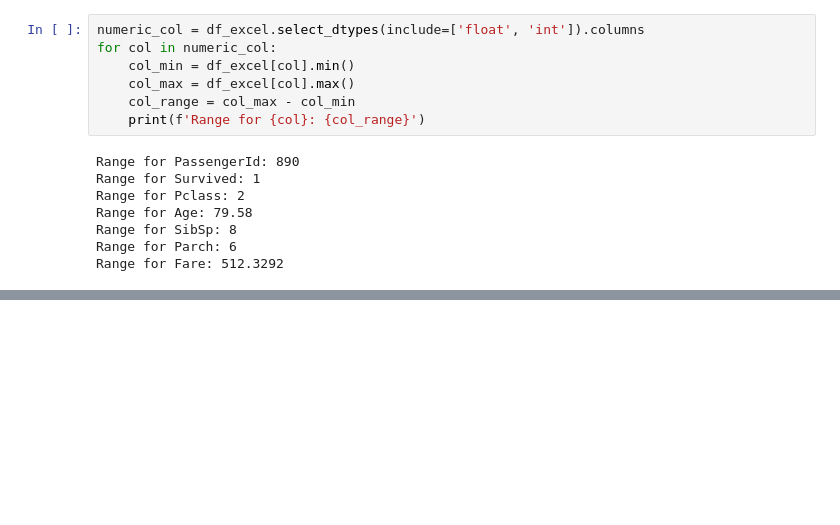
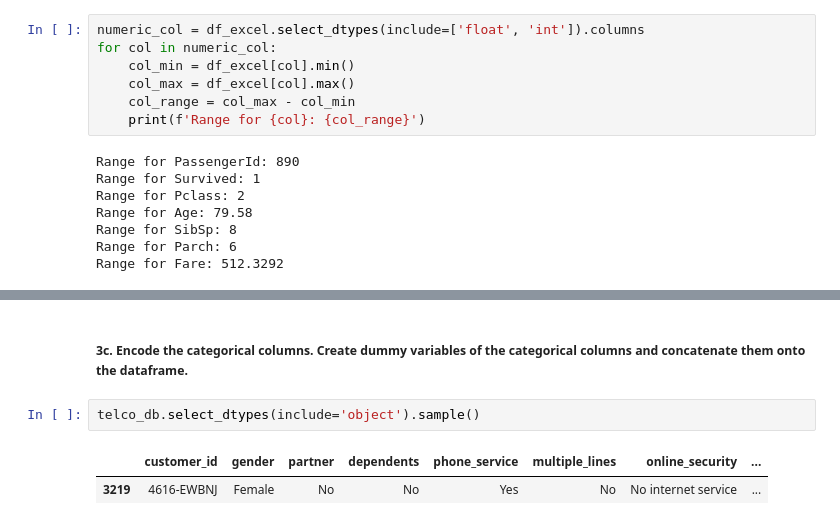
Before and after one commit to Jared-Wood135/classification-exercises, a Jupyter notebook: classification_exercises.ipynb, the cells around one changed output, grey strips where cells are left out. Drawn from its saved outputs; the diff is of its cells as text; blank space fills up the shorter version.

```diff
--- a/classification_exercises.ipynb
+++ b/classification_exercises.ipynb
@@ -377,0 +518,7 @@ prep_telco().sample()
+# %% [markdown]
+##### 3c. Encode the categorical columns. Create dummy variables of the categorical columns and concatenate them onto the dataframe.
+# %%
+telco_db.select_dtypes(include='object').sample()
+# %% [output]
+|  | customer_id | gender | partner | dependents | phone_service | multiple_lines | online_security | ... |
+| 3219 | 4616-EWBNJ | Female | No | No | Yes | No | No internet service | ... |
```
Also changed, not shown: parts of 95 cells of this notebook, 1 other file.
